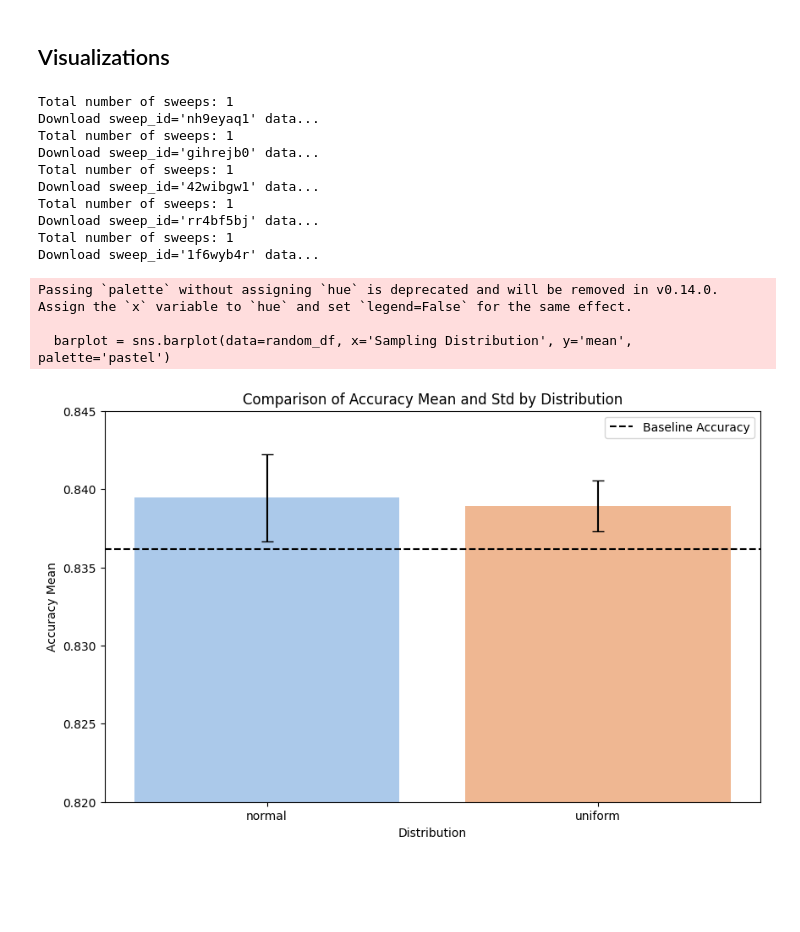
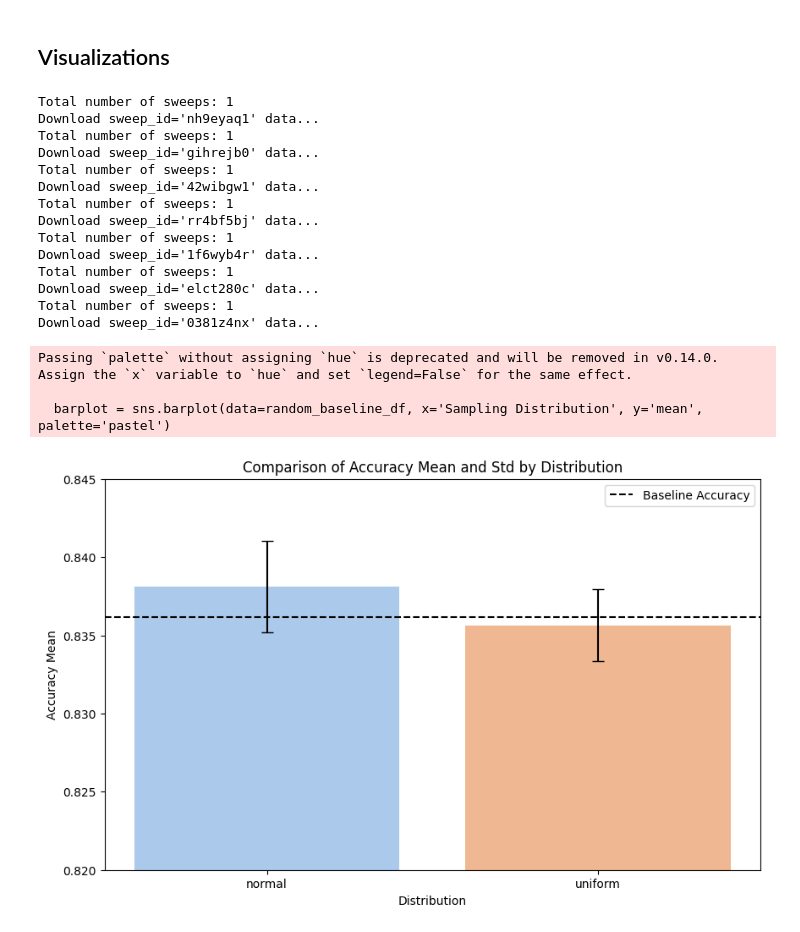
Before and after one commit to maayan-aytek/RtHumanChoicePredictionNLP, a Jupyter notebook: Notebooks_maayan-aytek/our_analyze_results.ipynb, the cells around one changed output. Cells and saved outputs as stored; diff of their text form; code cells hidden in the pictures; blank space fills up the shorter version.

```diff
--- a/Notebooks_maayan-aytek/our_analyze_results.ipynb
+++ b/Notebooks_maayan-aytek/our_analyze_results.ipynb
@@ -182,6 +231,9 @@ heuristic1_df['config_rt_w_word_count'] = 150
 heuristic2_df = result_metric(["1f6wyb4r"], "LLMs", drop_HPT=False, epoch='best').reset_index()
 heuristic2_df['rt_baseline_std'] = 700
 mean_baseline = baseline_df['mean'].values[0]
+random_rep_df = result_metric(["elct280c"], "LLMs", drop_HPT=False, epoch='best').reset_index()
+random_rep_df = random_rep_df.rename(columns={'config_rt_sampling_distribution': 'Sampling Distribution'})
+heuristic_rep_df = result_metric(["0381z4nx"], "LLMs", drop_HPT=False, epoch='best', dummy_group=False).reset_index()
 # %% [output]
 Total number of sweeps: 1
 Download sweep_id='nh9eyaq1' data...
@@ -193,29 +245,30 @@ Total number of sweeps: 1
 Download sweep_id='rr4bf5bj' data...
 Total number of sweeps: 1
 Download sweep_id='1f6wyb4r' data...
+Total number of sweeps: 1
+Download sweep_id='elct280c' data...
+Total number of sweeps: 1
+Download sweep_id='0381z4nx' data...
 # %%
-import pandas as pd
-import seaborn as sns
-import matplotlib.pyplot as plt
+# Create the barplot
+random_baseline_df = random_rep_df[(random_rep_df['config_rt_bins_option_num'] == 0) & (random_rep_df['config_rt_bins_columns_rep'] == 'one-hot')].reset_index(drop=True)
+plt.figure(figsize=(10, 6))
+barplot = sns.barplot(data=random_baseline_df, x='Sampling Distribution', y='mean', palette='pastel')
 
-# Create the barplot
-plt.figure(figsize=(10, 6))
-barplot = sns.barplot(data=random_df, x='Sampling Distribution', y='mean', palette='pastel')
-
-for i in range(len(random_df)):
-    barplot.errorbar(i, random_df["mean"][i], yerr=random_df["std"][i], fmt='none', c='black', capsize=5)
+for i in range(len(random_baseline_df)):
+    barplot.errorbar(i, random_baseline_df["mean"][i], yerr=random_baseline_df["std"][i], fmt='none', c='black', capsize=5)
 
 plt.axhline(mean_baseline, linestyle='--', color='black', label='Baseline Accuracy')
 # Add labels and title
 plt.xlabel('Distribution')
 plt.ylabel('Accuracy Mean')
 plt.title('Comparison of Accuracy Mean and Std by Distribution')
 plt.ylim(0.82, 0.845)
 plt.legend()
 plt.show()
 # %% [output]
 Passing `palette` without assigning `hue` is deprecated and will be removed in v0.14.0. Assign the `x` variable to `hue` and set `legend=False` for the same effect.
 
-  barplot = sns.barplot(data=random_df, x='Sampling Distribution', y='mean', palette='pastel')
+  barplot = sns.barplot(data=random_baseline_df, x='Sampling Distribution', y='mean', palette='pastel')
-[figure, old version]
+[figure, new version]
 # %%
```
Also changed, not shown: parts of 11 cells of this notebook, 3 other files.
